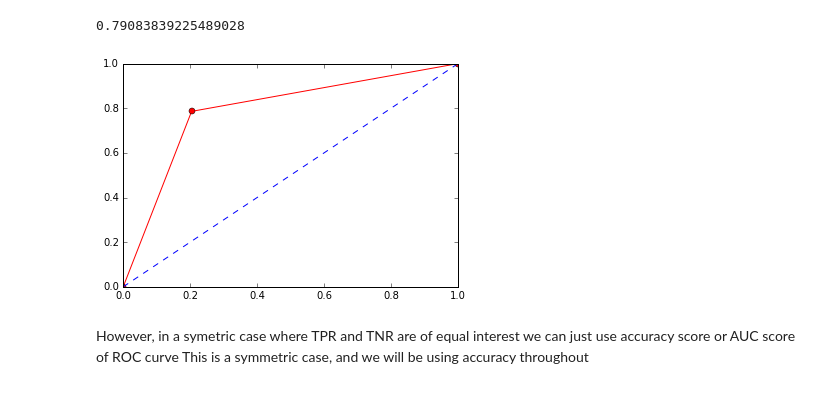
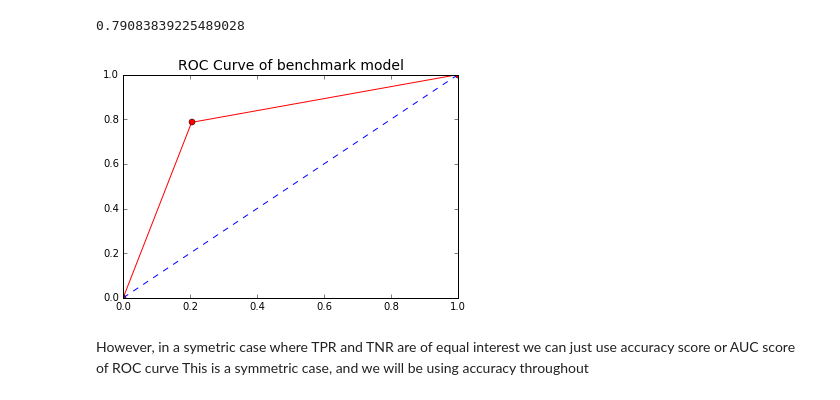
Before and after one commit to xiaoyu7016/MSBA_SMA_HW1, a Jupyter notebook: Social Media Analytics_HW 1_Lakey, Bonfante, Ngyuen, Chu, Cheng, Wang.ipynb, the cells around one changed output. Saved outputs shown, nothing was run; the diff lists cells and outputs as text; code cells hidden in the pictures.

```diff
--- a/Social Media Analytics_HW 1_Lakey, Bonfante, Ngyuen, Chu, Cheng, Wang.ipynb
+++ b/Social Media Analytics_HW 1_Lakey, Bonfante, Ngyuen, Chu, Cheng, Wang.ipynb
@@ -85,14 +79,15 @@ roc_auc_lgt
 # %%
 ## Plot ROC curve
 %matplotlib inline
 tpr_lgt = 1.0 * cm_lgt[0,0]/(cm_lgt[0,0] + cm_lgt[0,1])
 fpr_lgt = 1.0 * cm_lgt[1,0]/(cm_lgt[1,0] + cm_lgt[1,1])
 plt.plot([0,fpr_lgt,1],[0,tpr_lgt,1],'ro-')
 plt.plot([0,1],[0,1],'b--')
 plt.axis([0,1,0,1])
+plt.title("ROC Curve of benchmark model", size = 14)
 plt.show()
 # %% [output]
-[figure, old version]
+[figure, new version]
 # %% [markdown]
 However, in a symetric case where TPR and TNR are of equal interest we can just use accuracy score or AUC score of ROC curve
 This is a symmetric case, and we will be using accuracy throughout
```
Also changed, not shown: parts of 12 cells of this notebook.
